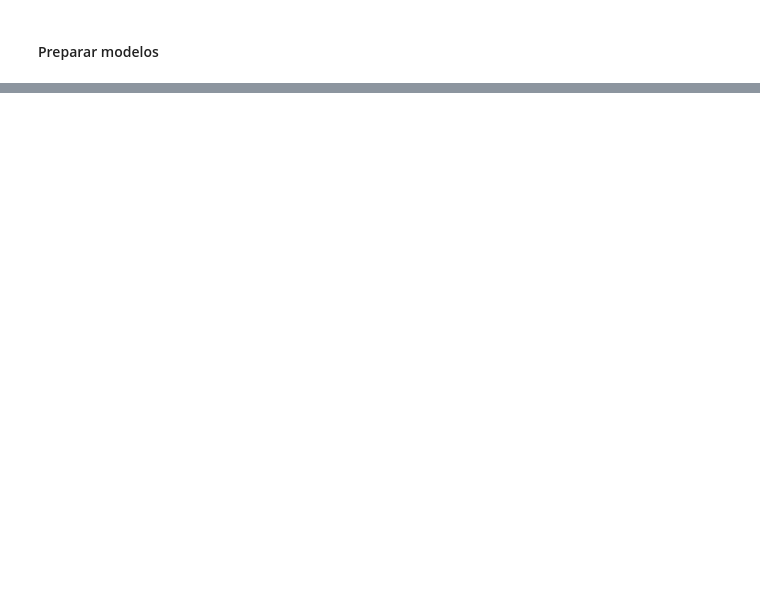
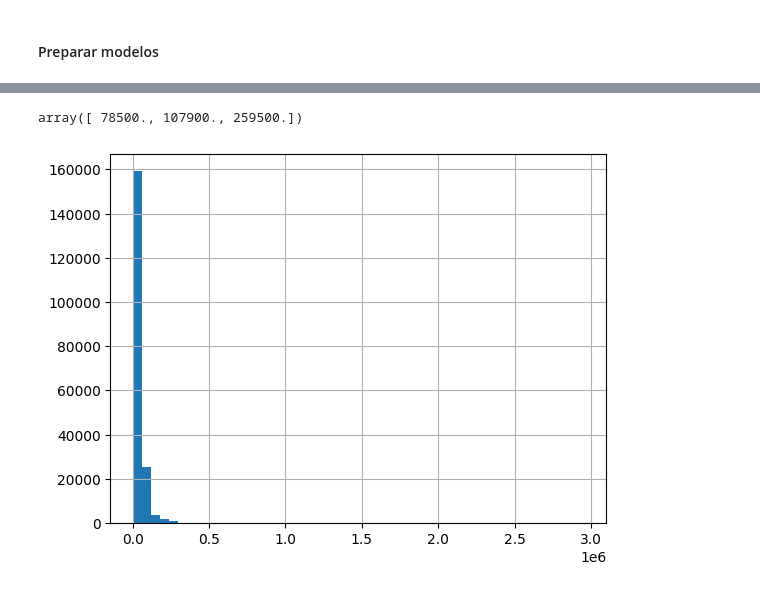
Before and after one commit to Bootcamp-Data-Analyst/P7-regression-grupo4, a Jupyter notebook: notebook/modelos_ML.ipynb, the cells around one changed output, grey strips where cells are left out. Drawn from its saved outputs; the diff is of its cells as text; code cells hidden in the pictures; blank space fills up the shorter version.

```diff
--- a/notebook/modelos_ML.ipynb
+++ b/notebook/modelos_ML.ipynb
@@ -304,0 +386,7 @@ joblib.dump(y_pred_hgb_test, "../models/y_pred_hgb.pkl")
+# %%
+y.describe()
+y.hist(bins=50)
+np.percentile(y, [90, 95, 99])
+# %% [output]
+array([ 78500., 107900., 259500.])
+[figure, added]
```
Also changed, not shown: parts of 21 cells of this notebook, 4 other files.
